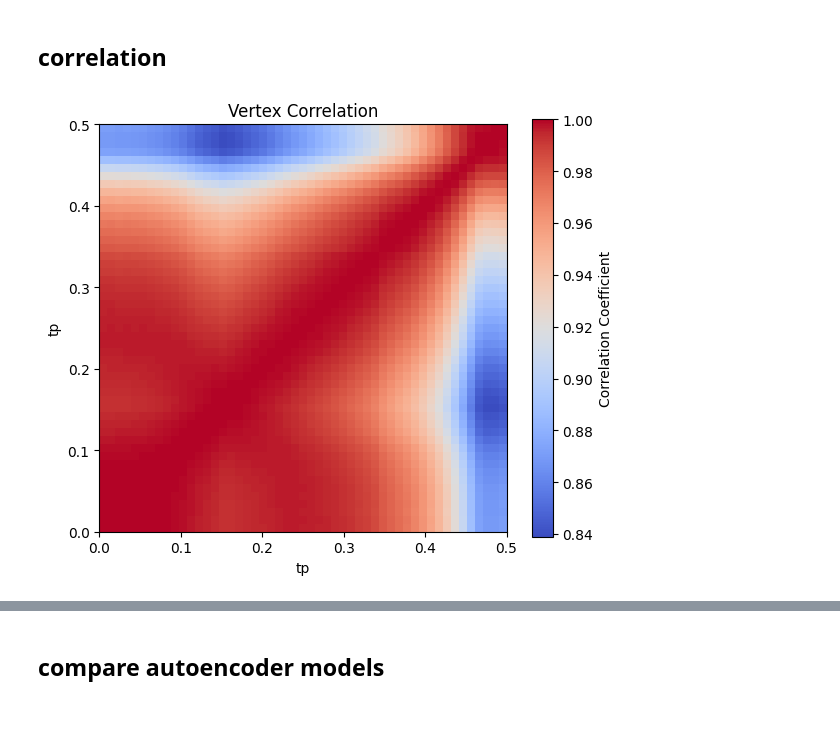
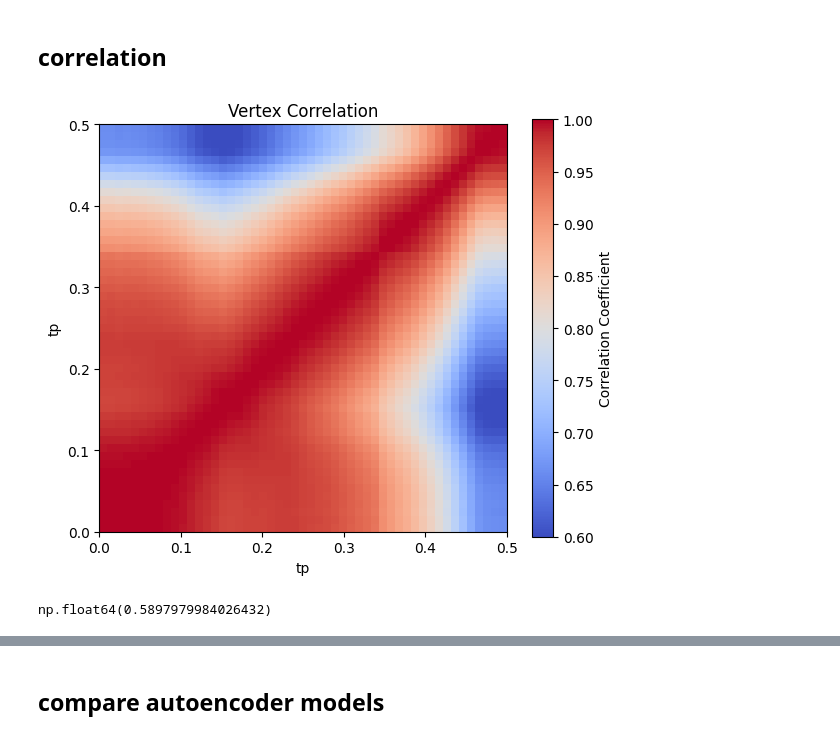
Before and after one commit to DanielSpringer/PhysML, a Jupyter notebook: notebooks/vertex/plot_results.ipynb, the cells around one changed output, grey strips where cells are left out. Drawn from its saved outputs; the diff is of its cells as text; code cells hidden in the pictures.

```diff
--- a/notebooks/vertex/plot_results.ipynb
+++ b/notebooks/vertex/plot_results.ipynb
@@ -69,7 +66,11 @@ df
 # %% [markdown]
 ## correlation
 # %%
-cor_mat = np.load(f'cor_mat_vertex24x6.npy')
-vertvis.plot_correlation(cor_mat, "Vertex Correlation")
+cor_mat = np.load(f'cor_mat_real.npy')
+vertvis.plot_correlation(cor_mat, "Vertex Correlation", vmin=0.6)
 # %% [output]
-[figure, old version]
+[figure, new version]
+# %%
+cor_mat.min()
+# %% [output]
+np.float64(0.5897979984026432)
```
Also changed, not shown: parts of 8 cells of this notebook, 14 other files.
